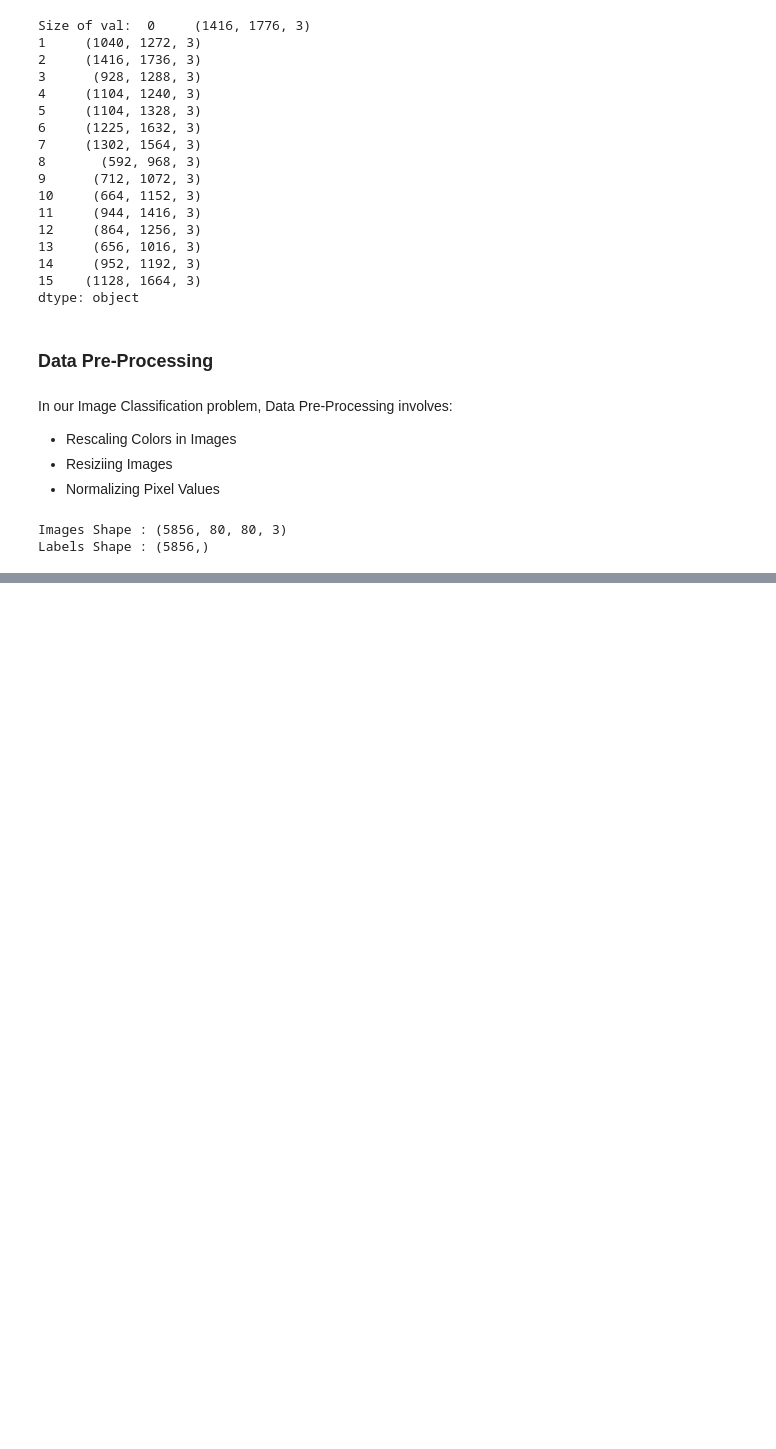
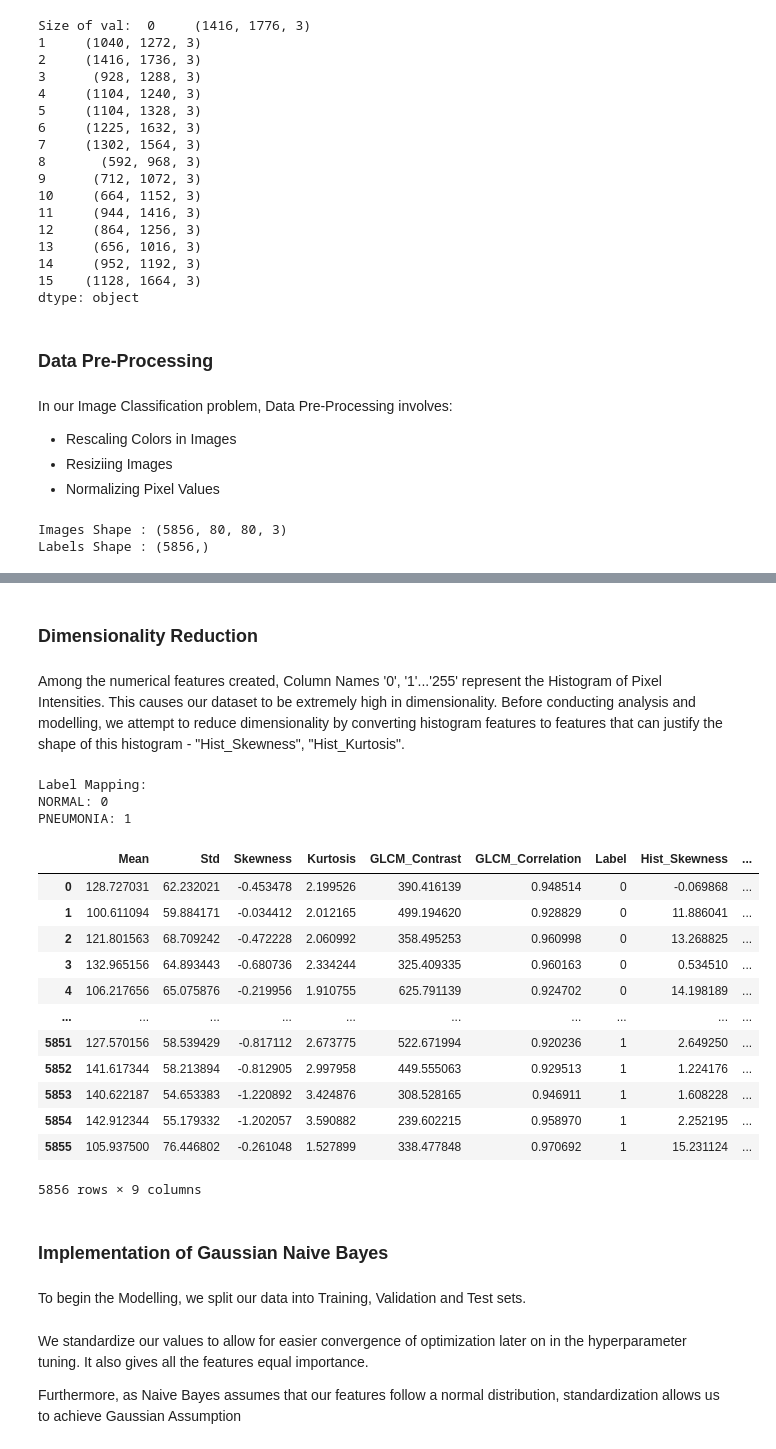
Before and after one commit to tshanmei/is460-project, a Jupyter notebook: Pneumonia_NB.ipynb, the cells around one changed output, grey strips where cells are left out. Drawn from its saved outputs; the diff is of its cells as text; code cells hidden in the pictures; blank space fills up the shorter version.

```diff
--- a/Pneumonia_NB.ipynb
+++ b/Pneumonia_NB.ipynb
@@ -175,6 +190,0 @@ for i in np.random.randint(0,len(images),50):
-# %%
-# Label Encode the Labels
-label=LabelEncoder()
-labels=label.fit_transform(labels)
-
-labels
@@ -182,0 +335,5 @@ array([0, 0, 0, ..., 1, 1, 1], dtype=int64)
+# %%
+data_nb = pd.concat([nb_stat, nb_glcm, nb_histogram], axis=1)
+data_nb['Label'] = labels
+
+print(data_nb.columns.tolist()); print(data_nb.dtypes)
@@ -182,0 +354,55 @@ array([0, 0, 0, ..., 1, 1, 1], dtype=int64)
+# %% [markdown]
+### Dimensionality Reduction
+# %% [markdown]
+Among the numerical features created, Column Names '0', '1'...'255' represent the Histogram of Pixel Intensities. This causes our dataset to be extremely high in dimensionality. Before conducting analysis and modelling, we attempt to reduce dimensionality by converting histogram features to features that can justify the shape of this histogram - "Hist_Skewness", "Hist_Kurtosis".
+# %%
+histogram_features = range(256)
+
+# Obtain Skewness of Histogram Features
+data_nb['Hist_Skewness'] = data_nb[histogram_features].apply(lambda row: skew(row), axis=1)
+
+# Obtain Kurtosis of Histogram Features
+data_nb['Hist_Kurtosis'] = data_nb[histogram_features].apply(lambda row: kurtosis(row), axis=1)
+
+# Drop Initial Histogram Features
+data_nb = data_nb.drop(columns=histogram_features)
+# %%
+# Label Encode the Target "Label"
+label_encoder = LabelEncoder()
+
+# Fit & Transform "Label"
+y_encoded = label_encoder.fit_transform(data_nb['Label'])
+
+# View mappings of encoded Labels
+label_mapping = dict(zip(label_encoder.classes_, label_encoder.transform(label_encoder.classes_)))
+
+print("Label Mapping: ")
+
+for label, code in label_mapping.items():
+    print(f"{label}: {code}")
+
+# Fit Labelling into dataframe
+data_nb["Label"] = y_encoded
+
+data_nb
+# %% [output]
+Label Mapping:
+NORMAL: 0
+PNEUMONIA: 1
+|  | Mean | Std | Skewness | Kurtosis | GLCM_Contrast | GLCM_Correlation | Label | Hist_Skewness | ... |
+| 0 | 128.727031 | 62.232021 | -0.453478 | 2.199526 | 390.416139 | 0.948514 | 0 | -0.069868 | ... |
+| 1 | 100.611094 | 59.884171 | -0.034412 | 2.012165 | 499.194620 | 0.928829 | 0 | 11.886041 | ... |
+| 2 | 121.801563 | 68.709242 | -0.472228 | 2.060992 | 358.495253 | 0.960998 | 0 | 13.268825 | ... |
+| 3 | 132.965156 | 64.893443 | -0.680736 | 2.334244 | 325.409335 | 0.960163 | 0 | 0.534510 | ... |
+| 4 | 106.217656 | 65.075876 | -0.219956 | 1.910755 | 625.791139 | 0.924702 | 0 | 14.198189 | ... |
+| ... | ... | ... | ... | ... | ... | ... | ... | ... | ... |
+| 5851 | 127.570156 | 58.539429 | -0.817112 | 2.673775 | 522.671994 | 0.920236 | 1 | 2.649250 | ... |
+| 5852 | 141.617344 | 58.213894 | -0.812905 | 2.997958 | 449.555063 | 0.929513 | 1 | 1.224176 | ... |
+| 5853 | 140.622187 | 54.653383 | -1.220892 | 3.424876 | 308.528165 | 0.946911 | 1 | 1.608228 | ... |
+| 5854 | 142.912344 | 55.179332 | -1.202057 | 3.590882 | 239.602215 | 0.958970 | 1 | 2.252195 | ... |
+| 5855 | 105.937500 | 76.446802 | -0.261048 | 1.527899 | 338.477848 | 0.970692 | 1 | 15.231124 | ... |
+5856 rows × 9 columns
+# %% [markdown]
+### Implementation of Gaussian Naive Bayes
+# %% [markdown]
+To begin the Modelling, we split our data into Training, Validation and Test sets.
@@ -182,0 +419,4 @@ array([0, 0, 0, ..., 1, 1, 1], dtype=int64)
+# %% [markdown]
+We standardize our values to allow for easier convergence of optimization later on in the hyperparameter tuning. It also gives all the features equal importance.
+
+Furthermore, as Naive Bayes assumes that our features follow a normal distribution, standardization allows us to achieve Gaussian Assumption
```
Also changed, not shown: parts of 26 cells of this notebook.
